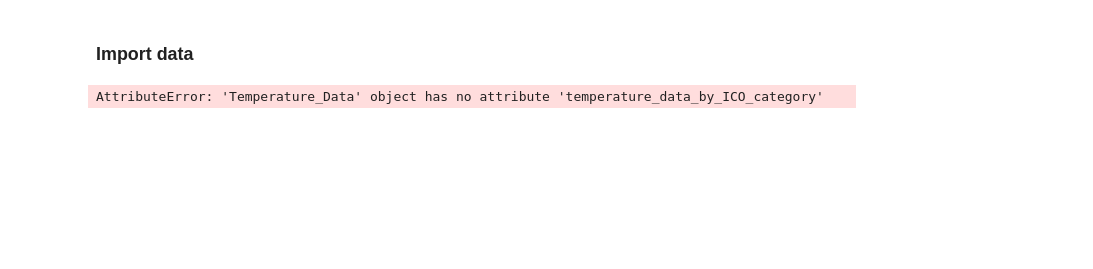
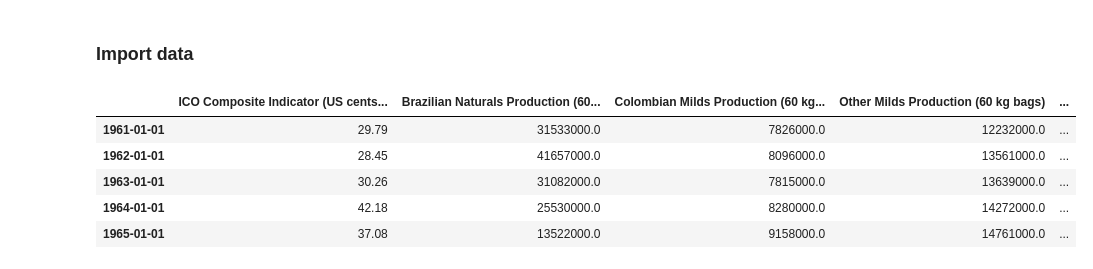
Before and after one commit to mohsseha/DSI-BOS-students, a Jupyter notebook: ntmitchell/capstone project/master-notebook.ipynb, the cells around one changed output. Cells and saved outputs as stored; diff of their text form; code cells hidden in the pictures; blank space fills up the shorter version.

```diff
--- a/ntmitchell/capstone project/master-notebook.ipynb
+++ b/ntmitchell/capstone project/master-notebook.ipynb
@@ -19,4 +21,0 @@ ICO_composite_indicator = ICO_Composite_Indicator_Index()
-# %%
-temperature.temperature_data_by_ICO_category()
-# %% [output]
-AttributeError: 'Temperature_Data' object has no attribute 'temperature_data_by_ICO_category'
@@ -22,0 +42,9 @@ AttributeError: 'Temperature_Data' object has no attribute 'temperature_data_by_
+# %%
+master_dataframe.head()
+# %% [output]
+|  | ICO Composite Indicator (US cents... | Brazilian Naturals Production (60... | Colombian Milds Production (60 kg... | Other Milds Production (60 kg bags) | ... |
+| 1961-01-01 | 29.79 | 31533000.0 | 7826000.0 | 12232000.0 | ... |
+| 1962-01-01 | 28.45 | 41657000.0 | 8096000.0 | 13561000.0 | ... |
+| 1963-01-01 | 30.26 | 31082000.0 | 7815000.0 | 13639000.0 | ... |
+| 1964-01-01 | 42.18 | 25530000.0 | 8280000.0 | 14272000.0 | ... |
+| 1965-01-01 | 37.08 | 13522000.0 | 9158000.0 | 14761000.0 | ... |
```
Also changed, not shown: parts of 12 cells of this notebook, 4 other files.
